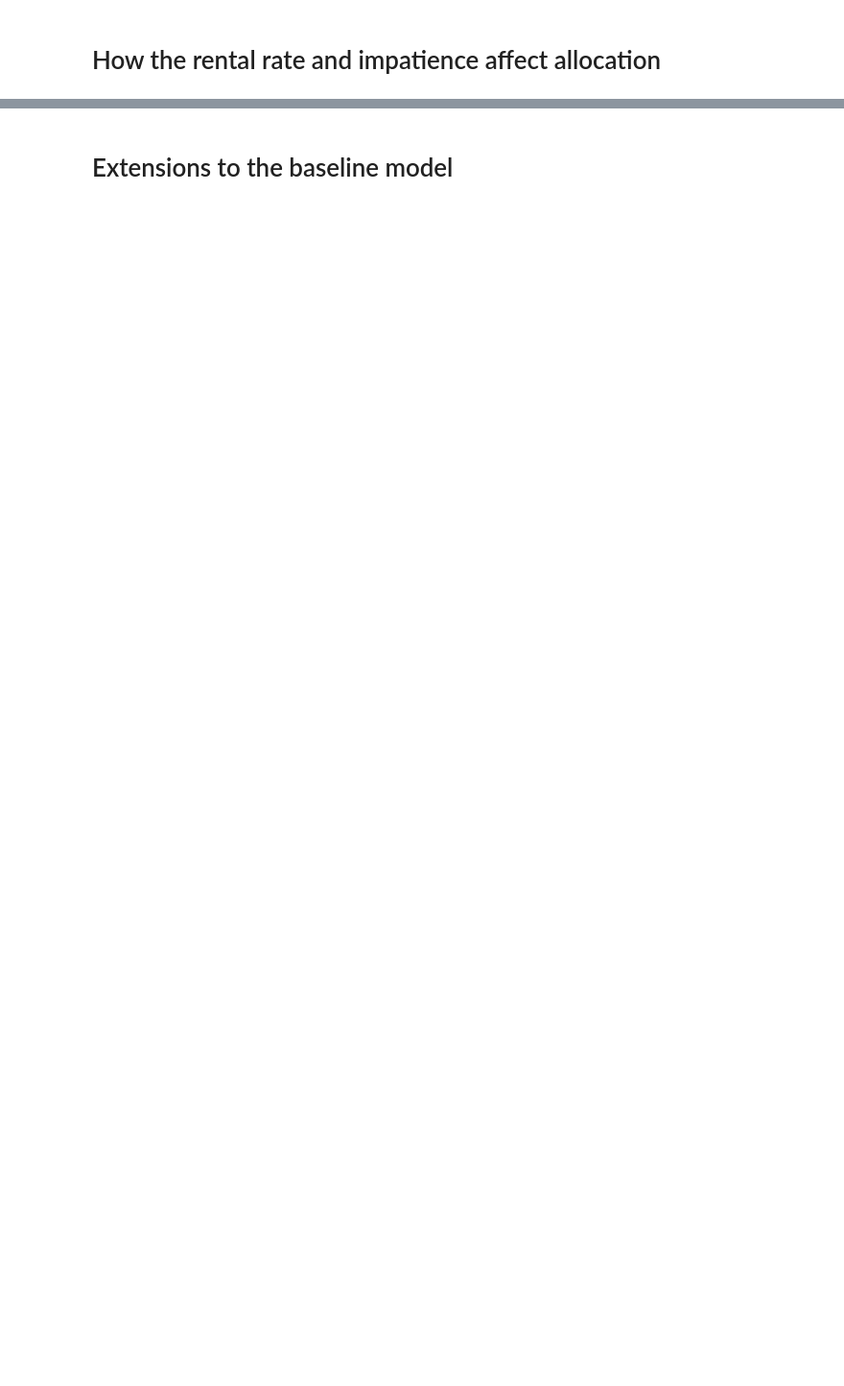
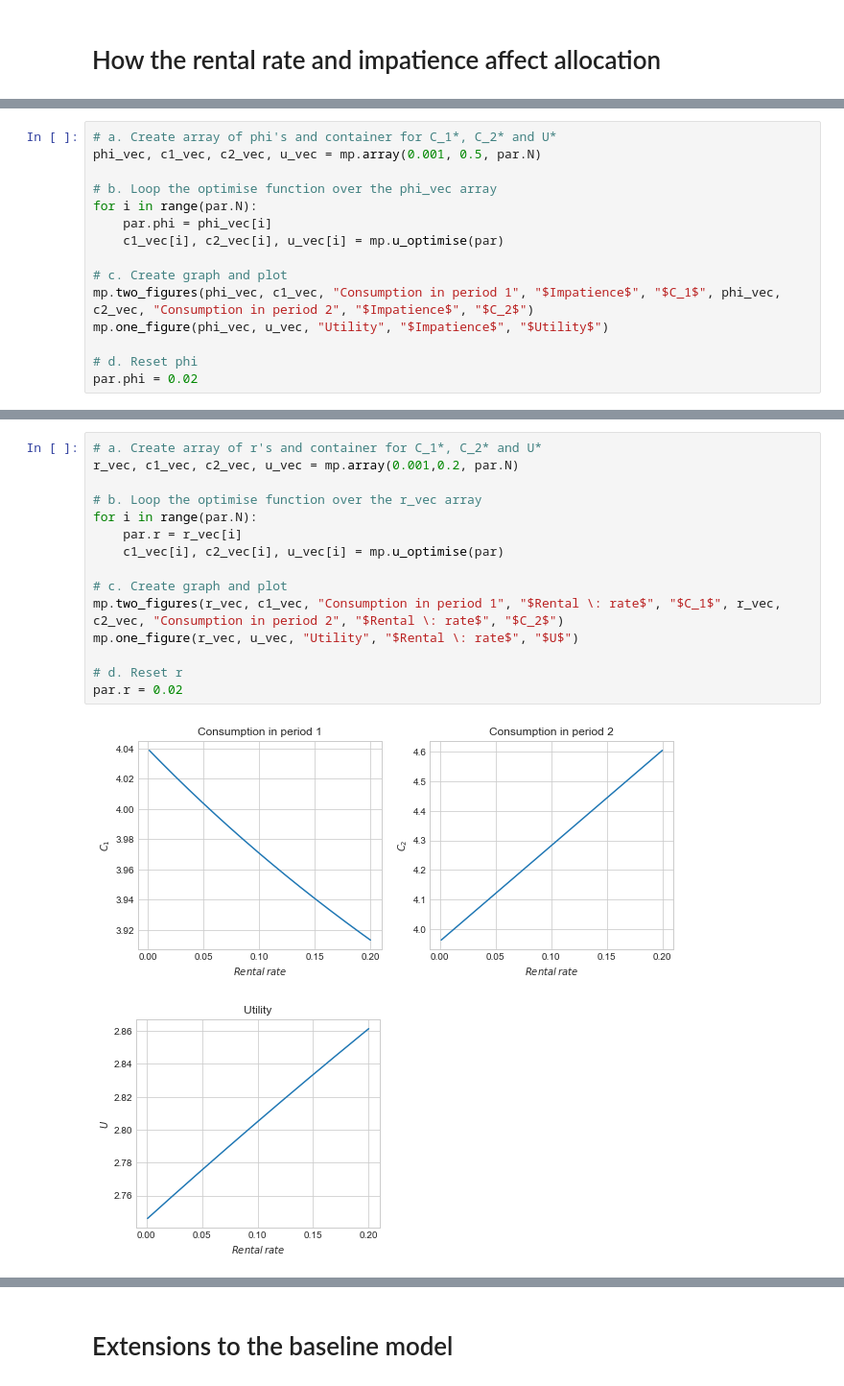
Before and after one commit to AskerNC/projects-2021-m-m, a Jupyter notebook: modelproject/modelproject.ipynb, the cells around one changed output, grey strips where cells are left out. Shown at 96% size. Cells and saved outputs as stored; diff of their text form; blank space fills up the shorter version.

```diff
--- a/modelproject/modelproject.ipynb
+++ b/modelproject/modelproject.ipynb
@@ -159,0 +155,15 @@ mp.one_figure(r_vec, u_vec, "Utility", "$Rental \: rate$", "$U$")
+# %%
+# a. Create array of phi's and container for C_1*, C_2* and U*
+phi_vec, c1_vec, c2_vec, u_vec = mp.array(0.001, 0.5, par.N)
+
+# b. Loop the optimise function over the phi_vec array
+for i in range(par.N):
+    par.phi = phi_vec[i]
+    c1_vec[i], c2_vec[i], u_vec[i] = mp.u_optimise(par)
+
+# c. Create graph and plot
+mp.two_figures(phi_vec, c1_vec, "Consumption in period 1", "$Impatience$", "$C_1$", phi_vec, c2_vec, "Consumption in period 2", "$Impatience$", "$C_2$")
+mp.one_figure(phi_vec, u_vec, "Utility", "$Impatience$", "$Utility$")
+
+# d. Reset phi
+par.phi = 0.02
@@ -159,0 +176,18 @@ mp.one_figure(r_vec, u_vec, "Utility", "$Rental \: rate$", "$U$")
+# %%
+# a. Create array of r's and container for C_1*, C_2* and U*
+r_vec, c1_vec, c2_vec, u_vec = mp.array(0.001,0.2, par.N)
+
+# b. Loop the optimise function over the r_vec array
+for i in range(par.N):
+    par.r = r_vec[i]
+    c1_vec[i], c2_vec[i], u_vec[i] = mp.u_optimise(par)
+
+# c. Create graph and plot
+mp.two_figures(r_vec, c1_vec, "Consumption in period 1", "$Rental \: rate$", "$C_1$", r_vec, c2_vec, "Consumption in period 2", "$Rental \: rate$", "$C_2$")
+mp.one_figure(r_vec, u_vec, "Utility", "$Rental \: rate$", "$U$")
+
+# d. Reset r
+par.r = 0.02
+# %% [output]
+[figure, added]
+[figure, added]
```
Also changed, not shown: parts of 14 cells of this notebook, 1 other file.
